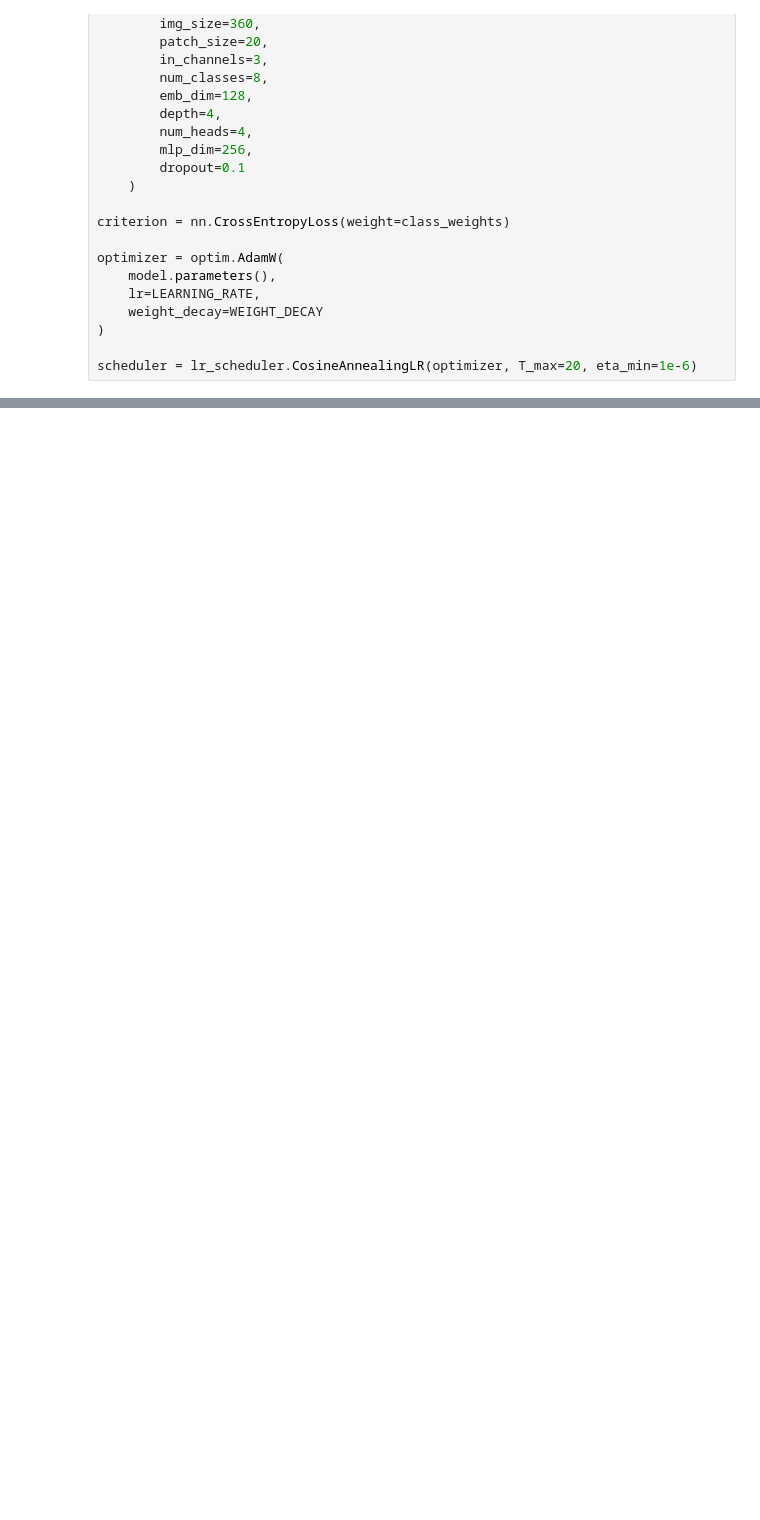
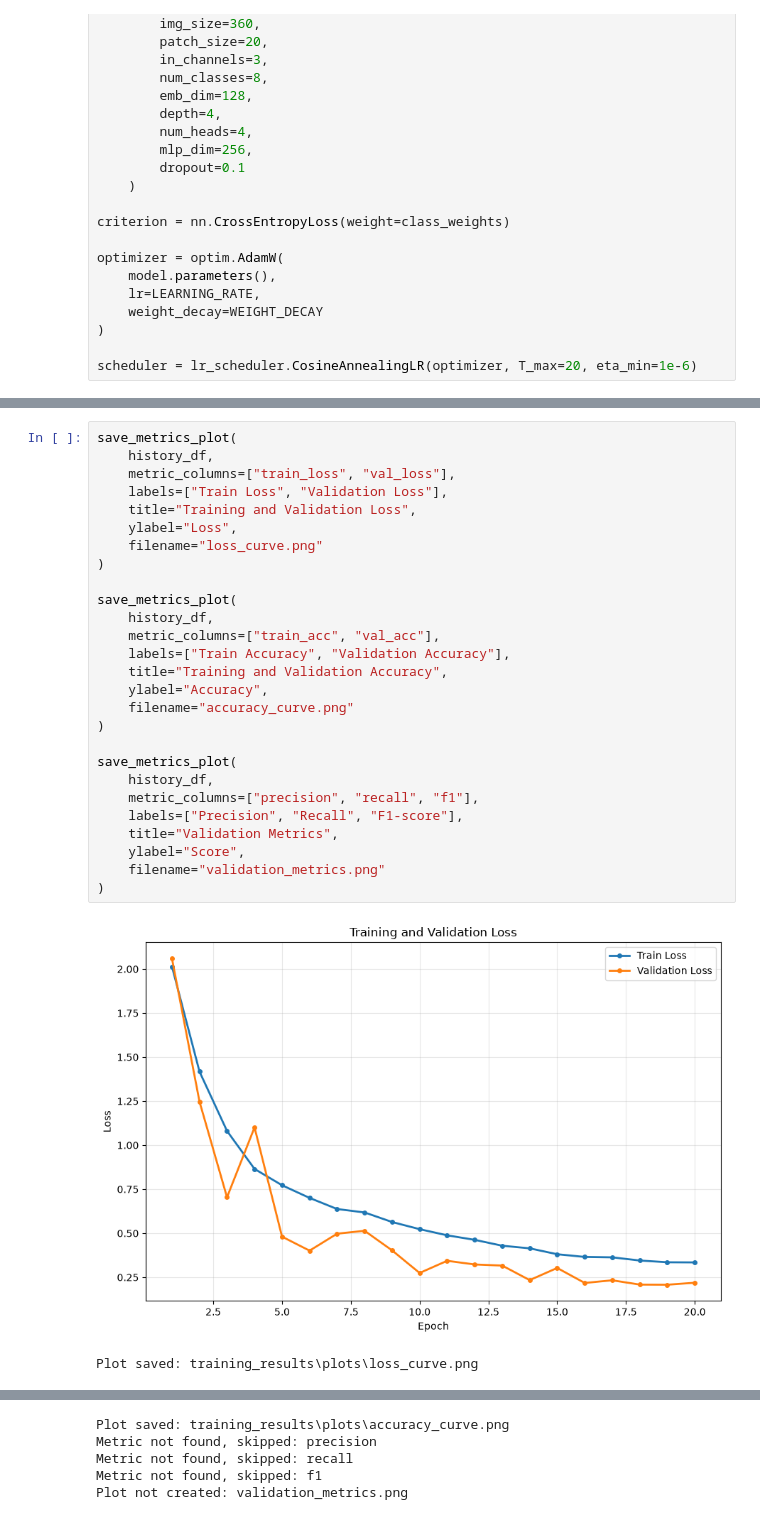
Before and after one commit to a-khorasani/blood-cells-detection, a Jupyter notebook: train.ipynb, the cells around one changed output, grey strips where cells are left out. Saved outputs shown, nothing was run; the diff lists cells and outputs as text; blank space fills up the shorter version.

```diff
--- a/train.ipynb
+++ b/train.ipynb
@@ -461,0 +772,30 @@ history = train_model(
+# %%
+save_metrics_plot(
+    history_df,
+    metric_columns=["train_loss", "val_loss"],
+    labels=["Train Loss", "Validation Loss"],
+    title="Training and Validation Loss",
+    ylabel="Loss",
+    filename="loss_curve.png"
+)
+
+save_metrics_plot(
+    history_df,
+    metric_columns=["train_acc", "val_acc"],
+    labels=["Train Accuracy", "Validation Accuracy"],
+    title="Training and Validation Accuracy",
+    ylabel="Accuracy",
+    filename="accuracy_curve.png"
+)
+
+save_metrics_plot(
+    history_df,
+    metric_columns=["precision", "recall", "f1"],
+    labels=["Precision", "Recall", "F1-score"],
+    title="Validation Metrics",
+    ylabel="Score",
+    filename="validation_metrics.png"
+)
+# %% [output]
+[figure, added]
+Plot saved: training_results\plots\loss_curve.png
@@ -461,0 +803,5 @@ history = train_model(
+Plot saved: training_results\plots\accuracy_curve.png
+Metric not found, skipped: precision
+Metric not found, skipped: recall
+Metric not found, skipped: f1
+Plot not created: validation_metrics.png
```
Also changed, not shown: parts of 7 cells of this notebook, 5 other files.
